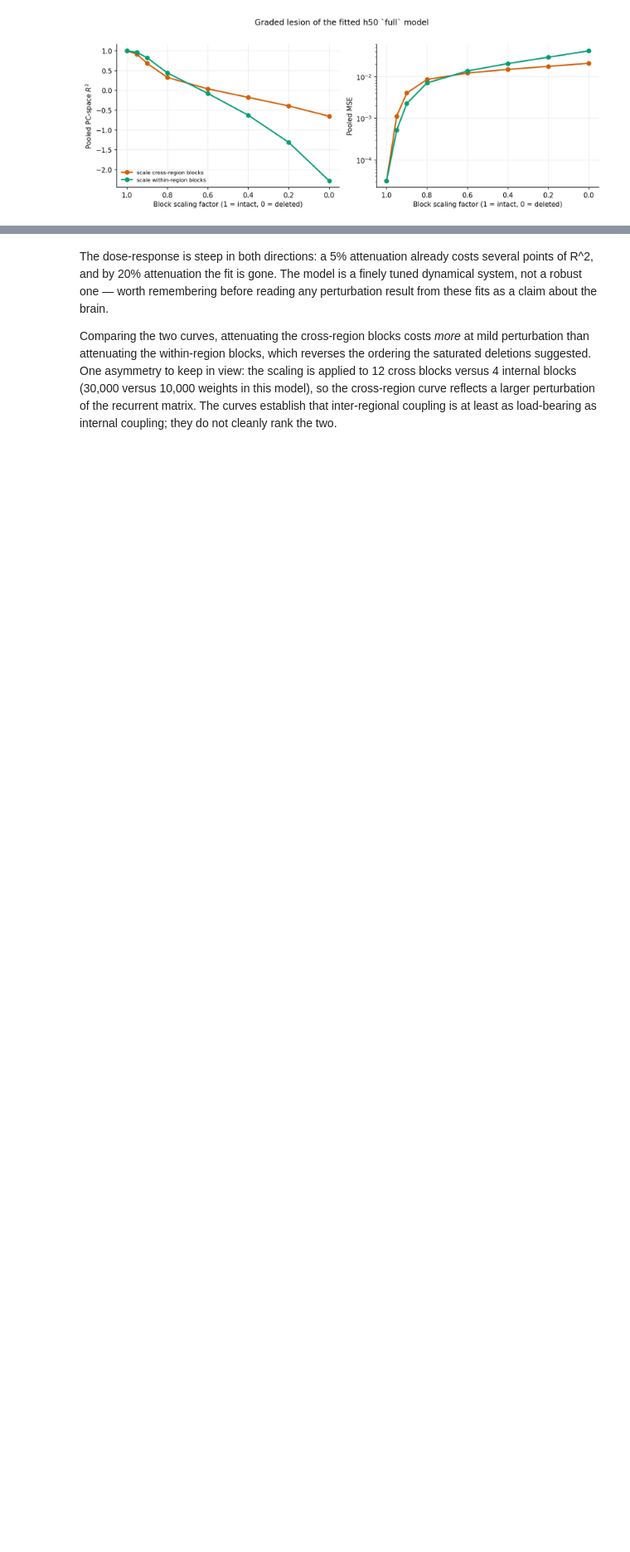
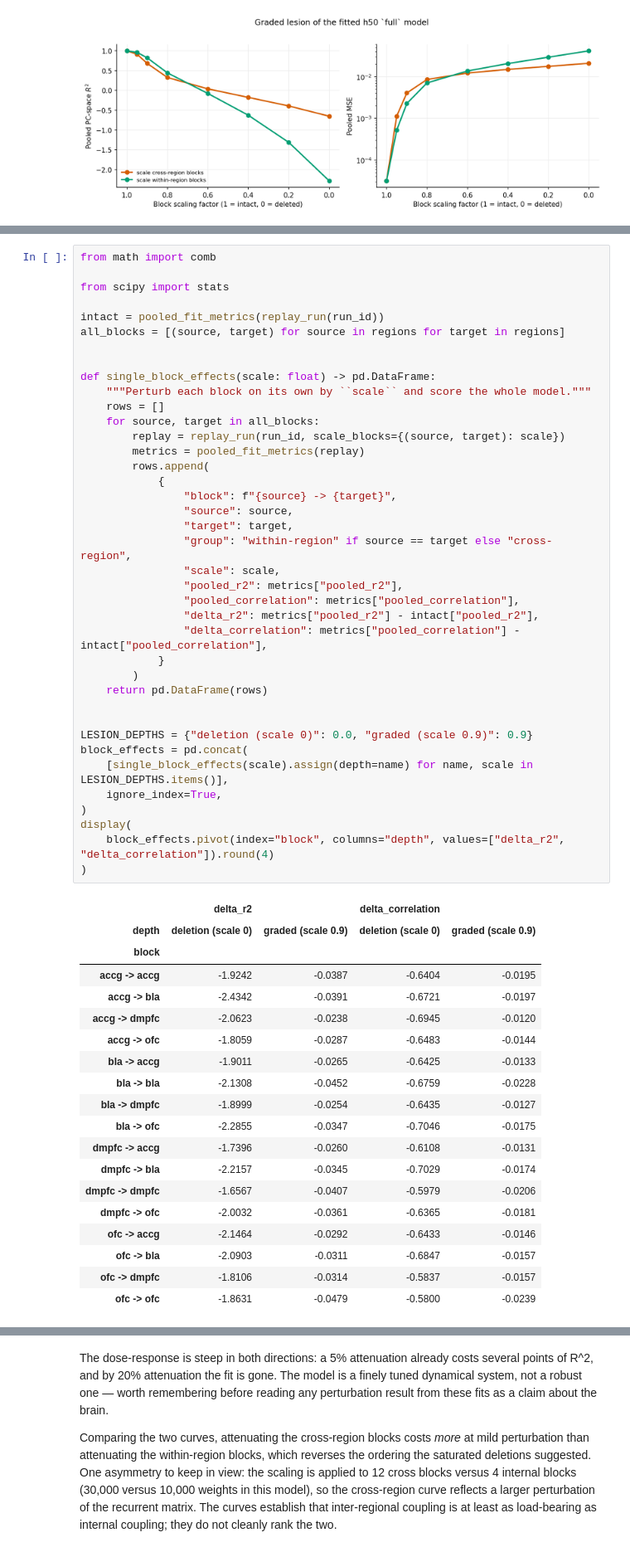
Before and after one commit to gprabaha/dal_monte_2022_analysis, a Jupyter notebook: notebooks/fixation_mrnn_model_selection.ipynb, the cells around one changed output, grey strips where cells are left out. Shown at 83% size. Cells and saved outputs as stored; diff of their text form; blank space fills up the shorter version.

```diff
--- a/notebooks/fixation_mrnn_model_selection.ipynb
+++ b/notebooks/fixation_mrnn_model_selection.ipynb
@@ -1279,0 +1289,59 @@ display_figure(fig)
+# %%
+from math import comb
+
+from scipy import stats
+
+intact = pooled_fit_metrics(replay_run(run_id))
+all_blocks = [(source, target) for source in regions for target in regions]
+
+
+def single_block_effects(scale: float) -> pd.DataFrame:
+    """Perturb each block on its own by ``scale`` and score the whole model."""
+    rows = []
+    for source, target in all_blocks:
+        replay = replay_run(run_id, scale_blocks={(source, target): scale})
+        metrics = pooled_fit_metrics(replay)
+        rows.append(
+            {
+                "block": f"{source} -> {target}",
+                "source": source,
+                "target": target,
+                "group": "within-region" if source == target else "cross-region",
+                "scale": scale,
+                "pooled_r2": metrics["pooled_r2"],
+                "pooled_correlation": metrics["pooled_correlation"],
+                "delta_r2": metrics["pooled_r2"] - intact["pooled_r2"],
+                "delta_correlation": metrics["pooled_correlation"] - intact["pooled_correlation"],
+            }
+        )
+    return pd.DataFrame(rows)
+
+
+LESION_DEPTHS = {"deletion (scale 0)": 0.0, "graded (scale 0.9)": 0.9}
+block_effects = pd.concat(
+    [single_block_effects(scale).assign(depth=name) for name, scale in LESION_DEPTHS.items()],
+    ignore_index=True,
+)
+display(
+    block_effects.pivot(index="block", columns="depth", values=["delta_r2", "delta_correlation"]).round(4)
+)
+# %% [output]
+|  | delta_r2 |  | delta_correlation |  |
+| depth | deletion (scale 0) | graded (scale 0.9) | deletion (scale 0) | graded (scale 0.9) |
+| block |  |  |  |  |
+| accg -> accg | -1.9242 | -0.0387 | -0.6404 | -0.0195 |
+| accg -> bla | -2.4342 | -0.0391 | -0.6721 | -0.0197 |
+| accg -> dmpfc | -2.0623 | -0.0238 | -0.6945 | -0.0120 |
+| accg -> ofc | -1.8059 | -0.0287 | -0.6483 | -0.0144 |
+| bla -> accg | -1.9011 | -0.0265 | -0.6425 | -0.0133 |
+| bla -> bla | -2.1308 | -0.0452 | -0.6759 | -0.0228 |
+| bla -> dmpfc | -1.8999 | -0.0254 | -0.6435 | -0.0127 |
+| bla -> ofc | -2.2855 | -0.0347 | -0.7046 | -0.0175 |
+| dmpfc -> accg | -1.7396 | -0.0260 | -0.6108 | -0.0131 |
+| dmpfc -> bla | -2.2157 | -0.0345 | -0.7029 | -0.0174 |
+| dmpfc -> dmpfc | -1.6567 | -0.0407 | -0.5979 | -0.0206 |
+| dmpfc -> ofc | -2.0032 | -0.0361 | -0.6365 | -0.0181 |
+| ofc -> accg | -2.1464 | -0.0292 | -0.6433 | -0.0146 |
+| ofc -> bla | -2.0903 | -0.0311 | -0.6847 | -0.0157 |
+| ofc -> dmpfc | -1.8106 | -0.0314 | -0.5837 | -0.0157 |
+| ofc -> ofc | -1.8631 | -0.0479 | -0.5800 | -0.0239 |
```
Also changed, not shown: parts of 7 cells of this notebook.
